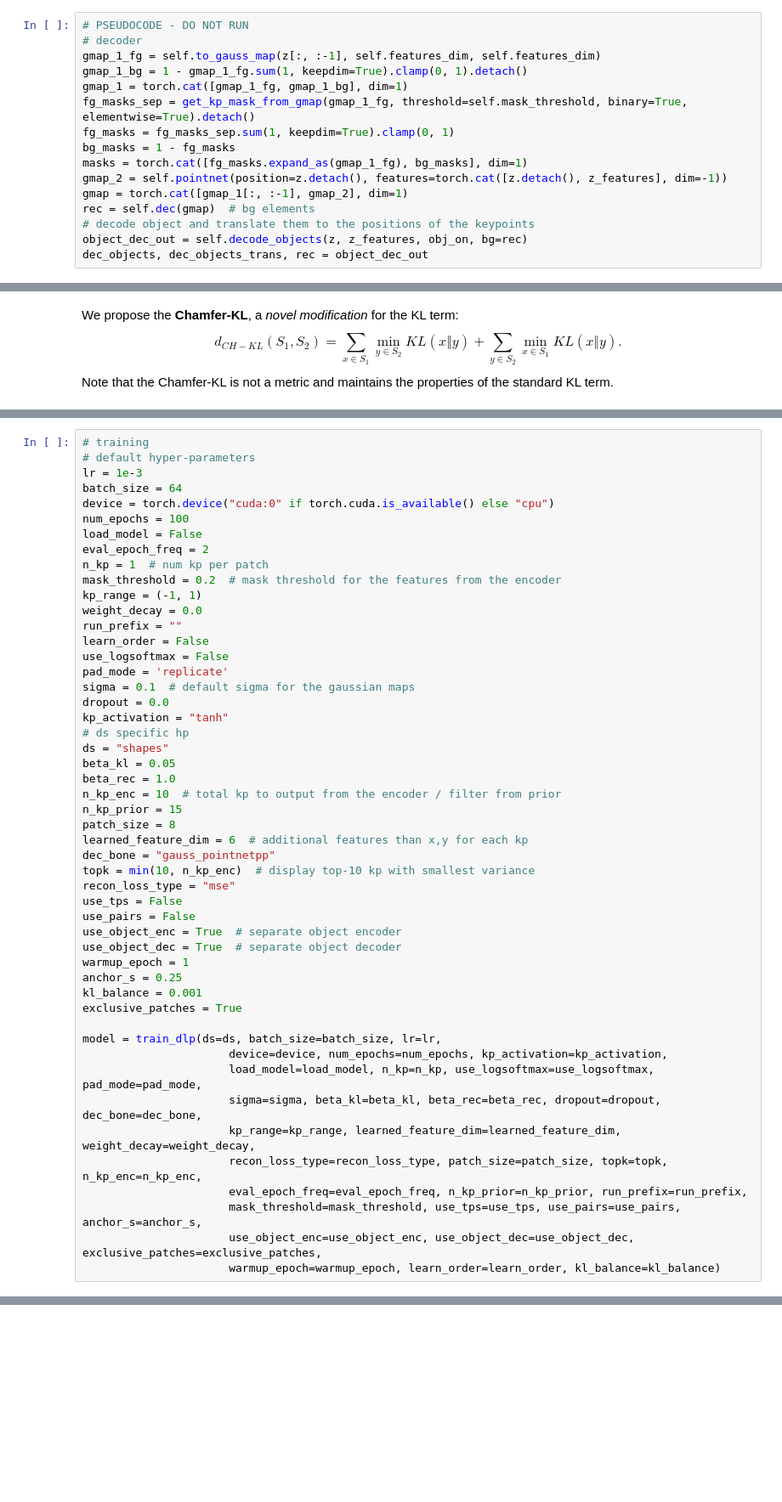
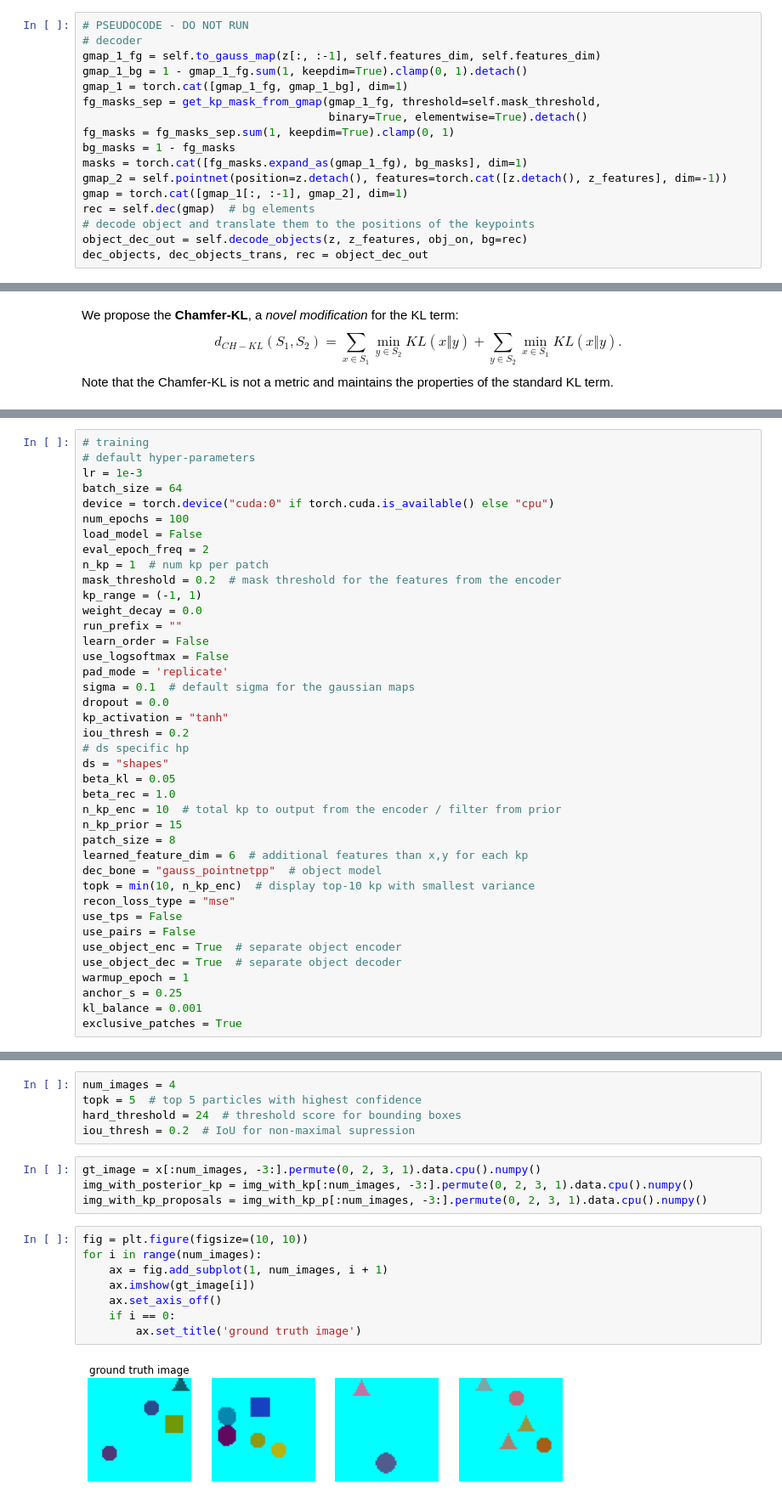
Before and after one commit to taldatech/deep-latent-particles-pytorch, a Jupyter notebook: dlp_tutorial.ipynb, the cells around one changed output, grey strips where cells are left out. Shown: that part at 85% size. Drawn from its saved outputs; the diff is of its cells as text; blank space fills up the shorter version.

```diff
--- a/dlp_tutorial.ipynb
+++ b/dlp_tutorial.ipynb
@@ -170,7 +173,8 @@ In the decoder for the **object-based** model PointNet++ models the global regio
 gmap_1_fg = self.to_gauss_map(z[:, :-1], self.features_dim, self.features_dim)
 gmap_1_bg = 1 - gmap_1_fg.sum(1, keepdim=True).clamp(0, 1).detach()
 gmap_1 = torch.cat([gmap_1_fg, gmap_1_bg], dim=1)
-fg_masks_sep = get_kp_mask_from_gmap(gmap_1_fg, threshold=self.mask_threshold, binary=True, elementwise=True).detach()
+fg_masks_sep = get_kp_mask_from_gmap(gmap_1_fg, threshold=self.mask_threshold,
+                                     binary=True, elementwise=True).detach()
 fg_masks = fg_masks_sep.sum(1, keepdim=True).clamp(0, 1)
 bg_masks = 1 - fg_masks
 masks = torch.cat([fg_masks.expand_as(gmap_1_fg), bg_masks], dim=1)
@@ -576,6 +263,7 @@ pad_mode = 'replicate'
 sigma = 0.1  # default sigma for the gaussian maps
 dropout = 0.0
 kp_activation = "tanh"
+iou_thresh = 0.2
 # ds specific hp
 ds = "shapes"
 beta_kl = 0.05
@@ -584,7 +272,7 @@ n_kp_enc = 10  # total kp to output from the encoder / filter from prior
 n_kp_prior = 15
 patch_size = 8
 learned_feature_dim = 6  # additional features than x,y for each kp
-dec_bone = "gauss_pointnetpp"
+dec_bone = "gauss_pointnetpp"  # object model
 topk = min(10, n_kp_enc)  # display top-10 kp with smallest variance
 recon_loss_type = "mse"
 use_tps = False
@@ -595,14 +283,3 @@ warmup_epoch = 1
 anchor_s = 0.25
 kl_balance = 0.001
 exclusive_patches = True
-
-model = train_dlp(ds=ds, batch_size=batch_size, lr=lr,
-                      device=device, num_epochs=num_epochs, kp_activation=kp_activation,
-                      load_model=load_model, n_kp=n_kp, use_logsoftmax=use_logsoftmax, pad_mode=pad_mode,
-                      sigma=sigma, beta_kl=beta_kl, beta_rec=beta_rec, dropout=dropout, dec_bone=dec_bone,
-                      kp_range=kp_range, learned_feature_dim=learned_feature_dim, weight_decay=weight_decay,
-                      recon_loss_type=recon_loss_type, patch_size=patch_size, topk=topk, n_kp_enc=n_kp_enc,
-                      eval_epoch_freq=eval_epoch_freq, n_kp_prior=n_kp_prior, run_prefix=run_prefix,
-                      mask_threshold=mask_threshold, use_tps=use_tps, use_pairs=use_pairs, anchor_s=anchor_s,
-                      use_object_enc=use_object_enc, use_object_dec=use_object_dec, exclusive_patches=exclusive_patches,
-                      warmup_epoch=warmup_epoch, learn_order=learn_order, kl_balance=kl_balance)
@@ -608,0 +683,19 @@ model = train_dlp(ds=ds, batch_size=batch_size, lr=lr,
+# %%
+num_images = 4
+topk = 5  # top 5 particles with highest confidence
+hard_threshold = 24  # threshold score for bounding boxes
+iou_thresh = 0.2  # IoU for non-maximal supression
+# %%
+gt_image = x[:num_images, -3:].permute(0, 2, 3, 1).data.cpu().numpy()
+img_with_posterior_kp = img_with_kp[:num_images, -3:].permute(0, 2, 3, 1).data.cpu().numpy()
+img_with_kp_proposals = img_with_kp_p[:num_images, -3:].permute(0, 2, 3, 1).data.cpu().numpy()
+# %%
+fig = plt.figure(figsize=(10, 10))
+for i in range(num_images):
+    ax = fig.add_subplot(1, num_images, i + 1)
+    ax.imshow(gt_image[i])
+    ax.set_axis_off()
+    if i == 0:
+        ax.set_title('ground truth image')
+# %% [output]
+[figure, added]
```
Also changed, not shown: parts of 20 cells of this notebook.
